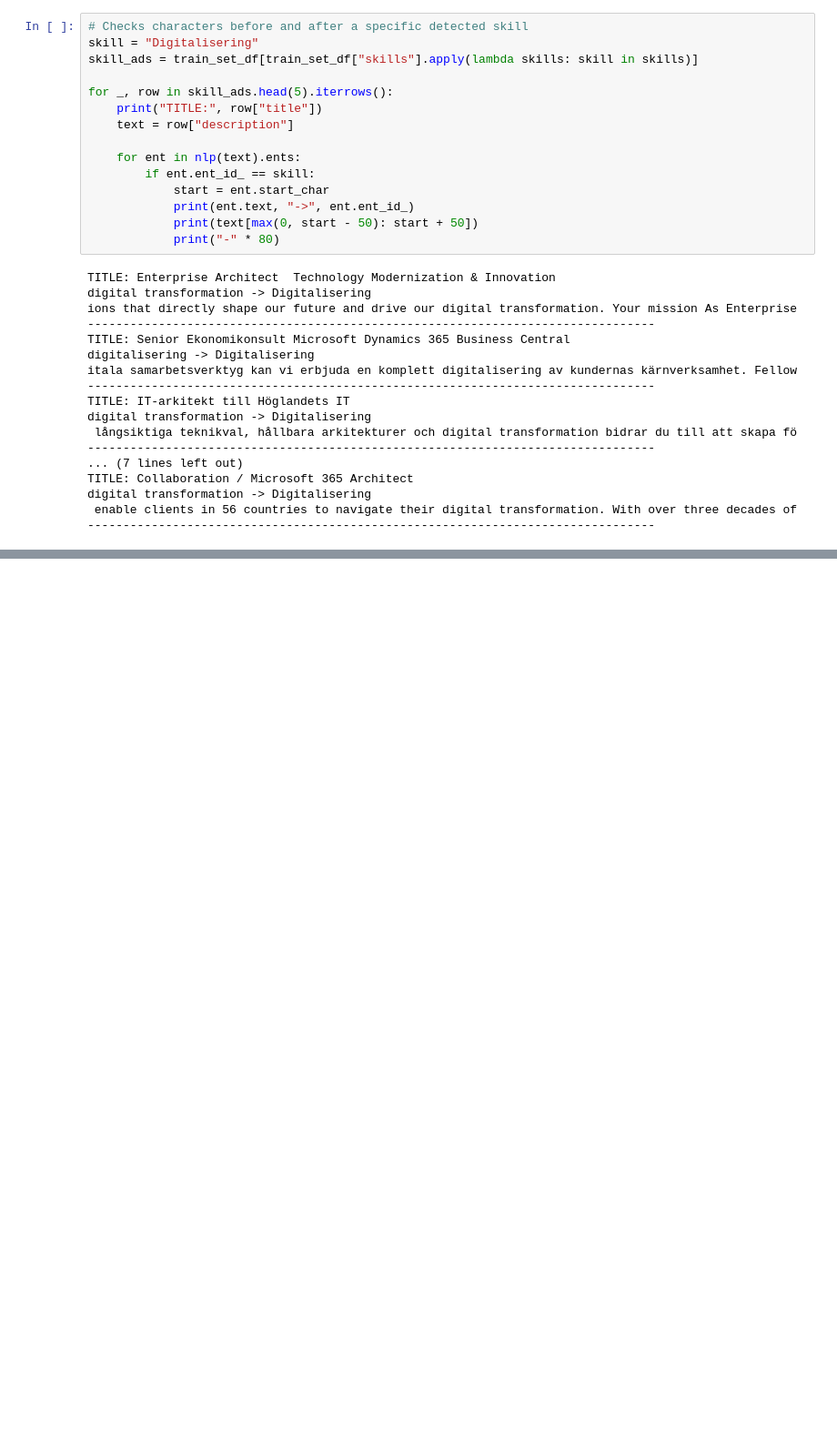
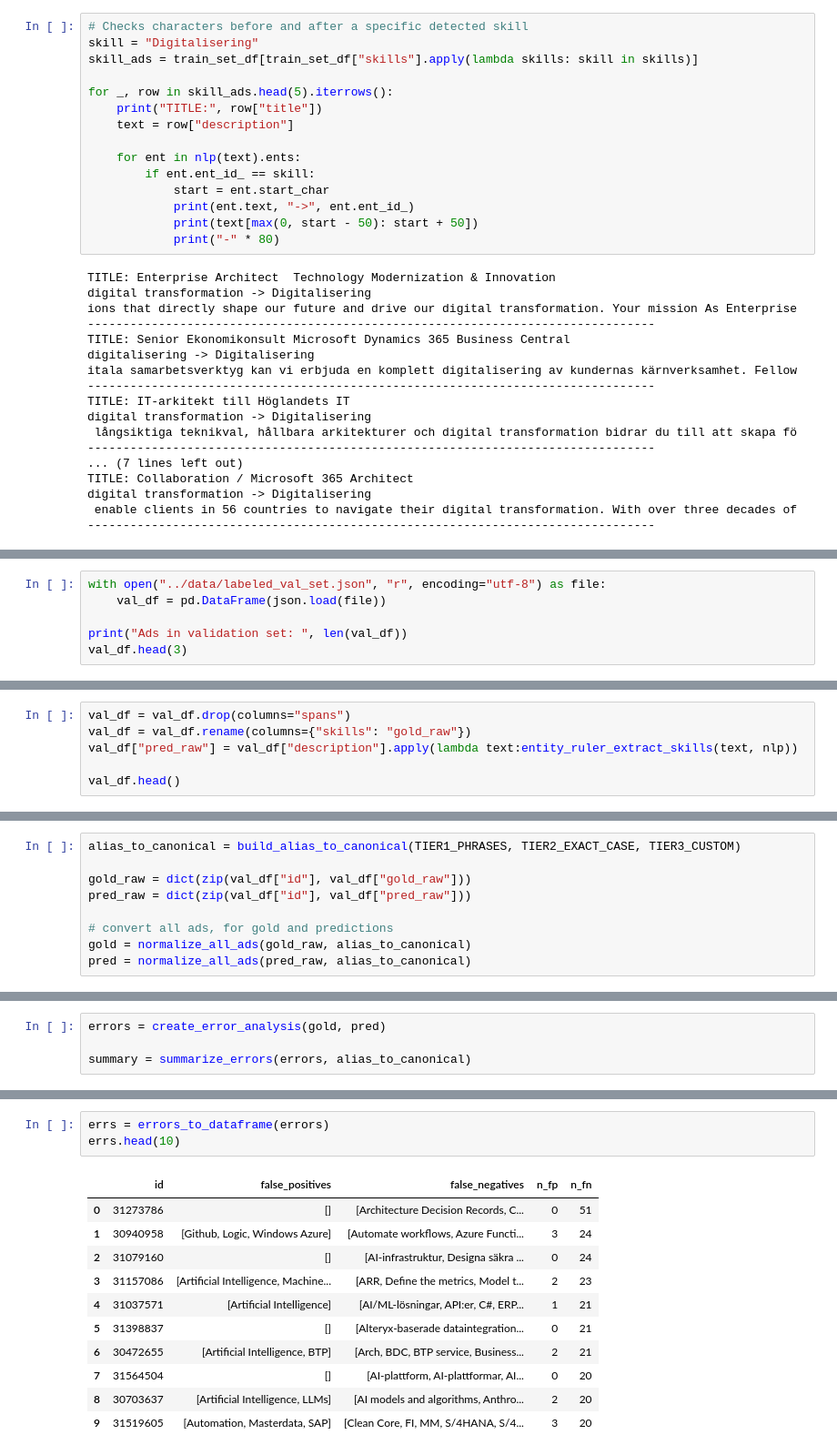
Before and after one commit to IreneGrisenti/Job_Ads_Skill_Analyzer, a Jupyter notebook: notebooks/05_entity_ruler.ipynb, the cells around one changed output, grey strips where cells are left out. Shown at 91% size. Saved outputs shown, nothing was run; the diff lists cells and outputs as text; blank space fills up the shorter version.

Commit message:
eval entity ruler

```diff
--- a/notebooks/05_entity_ruler.ipynb
+++ b/notebooks/05_entity_ruler.ipynb
@@ -169,0 +187,6 @@ digital transformation -> Digitalisering
+# %%
+with open("../data/labeled_val_set.json", "r", encoding="utf-8") as file:
+    val_df = pd.DataFrame(json.load(file))
+
+print("Ads in validation set: ", len(val_df))
+val_df.head(3)
@@ -169,0 +199,6 @@ digital transformation -> Digitalisering
+# %%
+val_df = val_df.drop(columns="spans")
+val_df = val_df.rename(columns={"skills": "gold_raw"})
+val_df["pred_raw"] = val_df["description"].apply(lambda text:entity_ruler_extract_skills(text, nlp))
+
+val_df.head()
@@ -169,0 +212,9 @@ digital transformation -> Digitalisering
+# %%
+alias_to_canonical = build_alias_to_canonical(TIER1_PHRASES, TIER2_EXACT_CASE, TIER3_CUSTOM)
+
+gold_raw = dict(zip(val_df["id"], val_df["gold_raw"]))
+pred_raw = dict(zip(val_df["id"], val_df["pred_raw"]))
+
+# convert all ads, for gold and predictions
+gold = normalize_all_ads(gold_raw, alias_to_canonical)
+pred = normalize_all_ads(pred_raw, alias_to_canonical)
@@ -169,0 +247,4 @@ digital transformation -> Digitalisering
+# %%
+errors = create_error_analysis(gold, pred)
+
+summary = summarize_errors(errors, alias_to_canonical)
@@ -169,0 +260,15 @@ digital transformation -> Digitalisering
+# %%
+errs = errors_to_dataframe(errors)
+errs.head(10)
+# %% [output]
+|  | id | false_positives | false_negatives | n_fp | n_fn |
+| 0 | 31273786 | [] | [Architecture Decision Records, C... | 0 | 51 |
+| 1 | 30940958 | [Github, Logic, Windows Azure] | [Automate workflows, Azure Functi... | 3 | 24 |
+| 2 | 31079160 | [] | [AI-infrastruktur, Designa säkra ... | 0 | 24 |
+| 3 | 31157086 | [Artificial Intelligence, Machine... | [ARR, Define the metrics, Model t... | 2 | 23 |
+| 4 | 31037571 | [Artificial Intelligence] | [AI/ML-lösningar, API:er, C#, ERP... | 1 | 21 |
+| 5 | 31398837 | [] | [Alteryx-baserade dataintegration... | 0 | 21 |
+| 6 | 30472655 | [Artificial Intelligence, BTP] | [Arch, BDC, BTP service, Business... | 2 | 21 |
+| 7 | 31564504 | [] | [AI-plattform, AI-plattformar, AI... | 0 | 20 |
+| 8 | 30703637 | [Artificial Intelligence, LLMs] | [AI models and algorithms, Anthro... | 2 | 20 |
+| 9 | 31519605 | [Automation, Masterdata, SAP] | [Clean Core, FI, MM, S/4HANA, S/4... | 3 | 20 |
```
Also changed, not shown: parts of 15 cells of this notebook, 1 other file.
